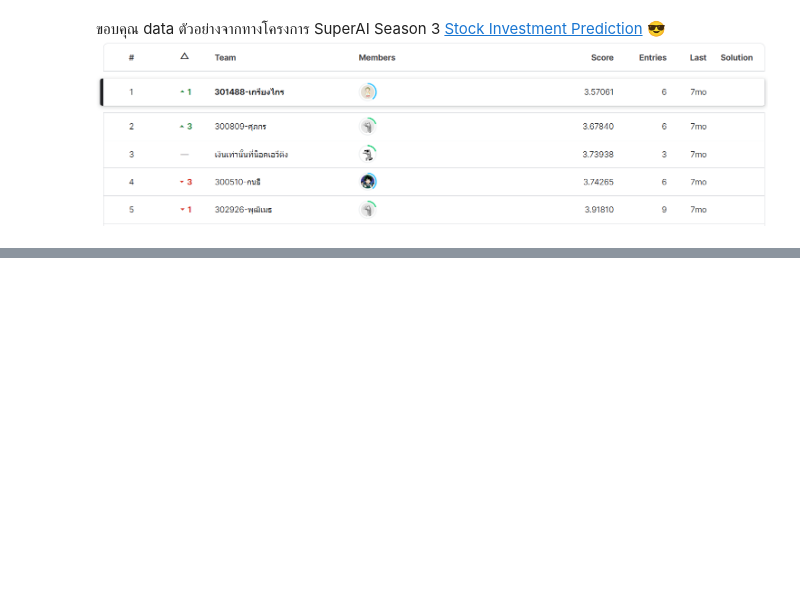
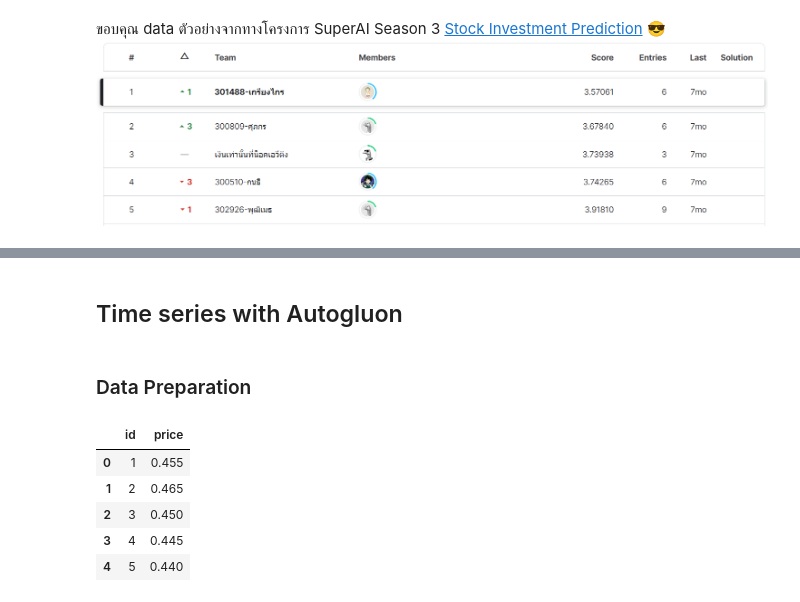
Before and after one commit to kriangkraitan/Learining_Notebook, a Jupyter notebook: Notebook_TimeSeries_Data.ipynb, the cells around one changed output, grey strips where cells are left out. Saved outputs shown, nothing was run; the diff lists cells and outputs as text; code cells hidden in the pictures; blank space fills up the shorter version.

```diff
--- a/Notebook_TimeSeries_Data.ipynb
+++ b/Notebook_TimeSeries_Data.ipynb
@@ -13,0 +48,2 @@
+# %% [markdown]
+## Time series with Autogluon
@@ -13,0 +53,2 @@
+# %% [markdown]
+### Data Preparation
@@ -13,0 +57,10 @@
+# %%
+df = pd.read_csv("/content/train.csv")
+df.head()
+# %% [output]
+|  | id | price |
+| 0 | 1 | 0.455 |
+| 1 | 2 | 0.465 |
+| 2 | 3 | 0.450 |
+| 3 | 4 | 0.445 |
+| 4 | 5 | 0.440 |
```
Also changed, not shown: parts of 15 cells of this notebook.
